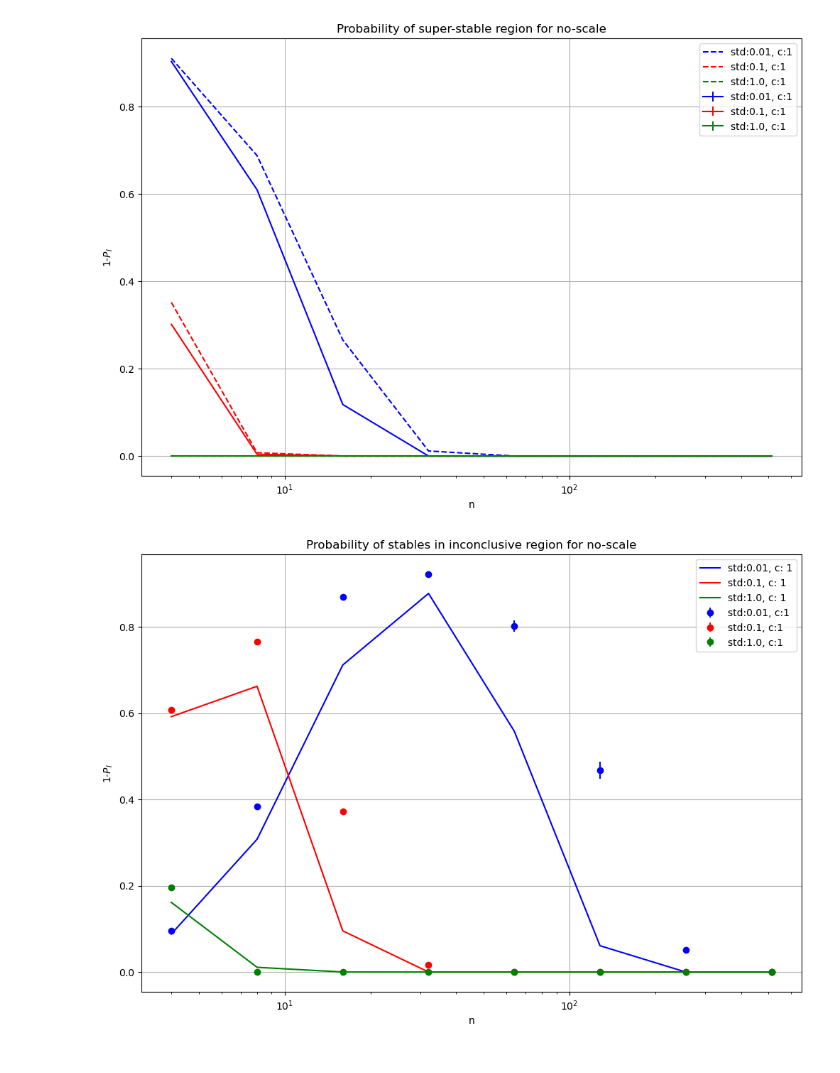
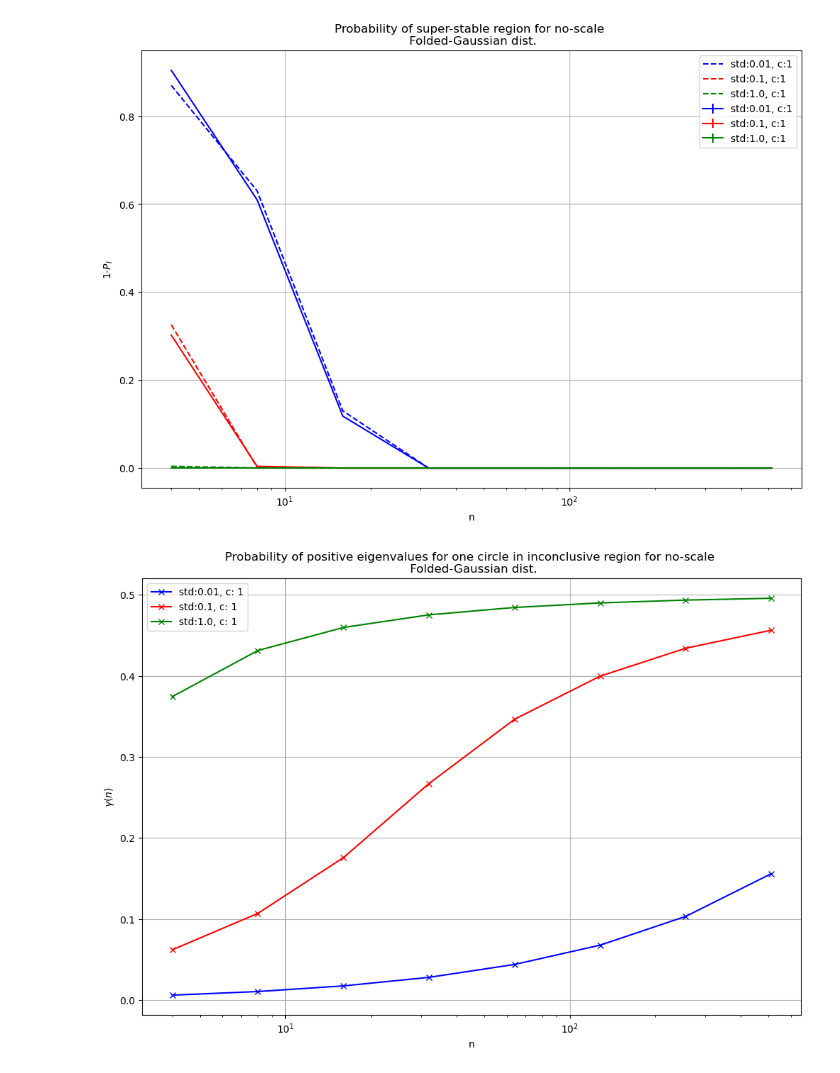
Before and after one commit to rpazuki/morpho_repo, a Jupyter notebook: Gershgoring/Comparing_P_I_P_S_with_samples.ipynb, the cells around one changed output. Cells and saved outputs as stored; diff of their text form; code cells hidden in the pictures.

```diff
--- a/Gershgoring/Comparing_P_I_P_S_with_samples.ipynb
+++ b/Gershgoring/Comparing_P_I_P_S_with_samples.ipynb
@@ -44,4 +158,4 @@ def psn3(c, lamb, k):
             #return second_int(r) * (lamb**k) * (r**(k-1)) * np.exp(-lamb*r)/math.factorial(k-1)
         return integrate.quad(func,
                               c, np.inf)[0]
-    return (k/(3*lamb*np.pi*c)) + (1/(np.pi))*partial_E()
+    return (2*k/(3*lamb*np.pi*c)) + (1/(np.pi))*partial_E()
@@ -215,18 +373,24 @@ mean_inc_stable_normal = np.mean(stats_inc_stable_normal, axis=2)
 std_inc_stable_normal = np.std(stats_inc_stable_normal, axis=2)
 
 
-
-dists = np.array([[create_zero_mean_k_folded_normal_dist(std, n-1)
-                   for n in  ns]
-                  for std in stds])
-alphas = np.array([[alpha(c, dist)
-                    for dist in dists[i, :]]
-                    for i in range(dists.shape[0])
-                  ])
+alphas = np.array([[alpha_clt(c, std, n-1)
+                             for n in ns]
+                             for std in stds])
 alphas_n = np.array([[alpha**n
                       for alpha, n in zip(alphas[i, :], ns)]
                       for i in range(alphas.shape[0])
                   ])
+# dists = np.array([[create_clt_zero_mean_k_folded_normal_dist(std, n-1)
+#                    for n in  ns]
+#                   for std in stds])
+# alphas = np.array([[alpha_clt(c, dist)
+#                     for dist in dists[i, :]]
+#                     for i in range(dists.shape[0])
+#                   ])
+# alphas_n = np.array([[alpha**n
+#                       for alpha, n in zip(alphas[i, :], ns)]
+#                       for i in range(alphas.shape[0])
+#                   ])
 
 
 gammas = np.array([[psn4(c, std , n) for n in ns] for std in stds] )
@@ -239,35 +403,48 @@ for l,std in enumerate(stds):
              '--',
              c=colors[l%3],
              label=f"std:{std}, c:{c}")
 
     plt.errorbar(ns, mean_super_stable_normal[:, l],
                  yerr=std_super_stable_normal[:, l],
                  fmt="-",
                  c=colors[l%3],
                  label=f"std:{std}, c:{c}")
 
 
-plt.xlabel("n");plt.ylabel(r"1-$P_I$");plt.title(r"Probability of super-stable region for no-scale")
+plt.xlabel("n");plt.ylabel(r"1-$P_I$");plt.title("Probability of super-stable region for no-scale \n Folded-Gaussian dist.")
 plt.legend();plt.grid();plt.xscale('log');plt.show()
+
+plt.figure(figsize=(12,8))
+
+for l,std in enumerate(stds):
+    plt.plot(ns,
+             gammas[ l, :],
+             '-x',
+             c=colors[l%3],
+             label=f"std:{std}, c:{c:2.0f}" )
+
+plt.xlabel("n");plt.ylabel(r"$\gamma(n)$");plt.title("Probability of positive eigenvalues for one circle in inconclusive region for no-scale \n Folded-Gaussian dist.")
+plt.legend();plt.grid();plt.xscale('log');plt.show()
+
 
 plt.figure(figsize=(12,8))
 
 for l,std in enumerate(stds):
     plt.plot(ns,
              (1 - gammas[ l, :]*(1-alphas[l]))**ns - alphas[l]**ns,
              '-',
              c=colors[l%3],
              label=f"std:{std}, c:{c:2.0f}" )
 
     plt.errorbar(ns, mean_inc_stable_normal[:, l],
                  yerr=std_inc_stable_normal[:, l],
                  fmt="o",
                  c=colors[l%3],
                  label=f"std:{std}, c:{c}")
 
-
-plt.xlabel("n");plt.ylabel(r"1-$P_I$");plt.title(r"Probability of stables in inconclusive region for no-scale")
+plt.ylim([0,1])
+plt.xlabel("n");plt.ylabel(r"$P_I \times P_S$");plt.title("Probability of stables in inconclusive region for no-scale \n Folded-Gaussian dist.")
 plt.legend();plt.grid();plt.xscale('log');plt.show()
 # %% [output]
-[figure, old version]
+[figure, new version]
-[figure, old version]
+[figure, new version]
```
Also changed, not shown: parts of 17 cells of this notebook, 5 other files.
